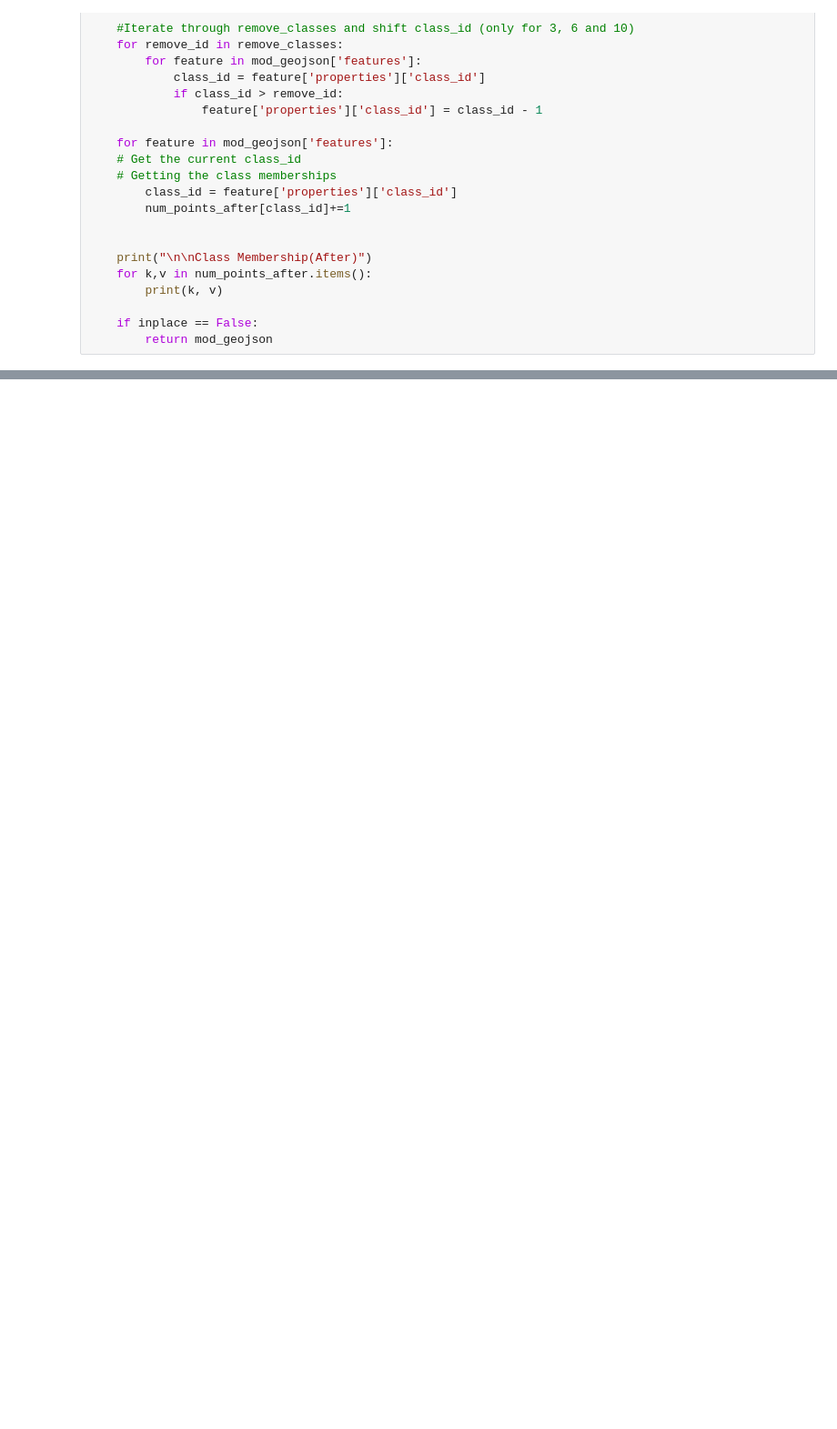
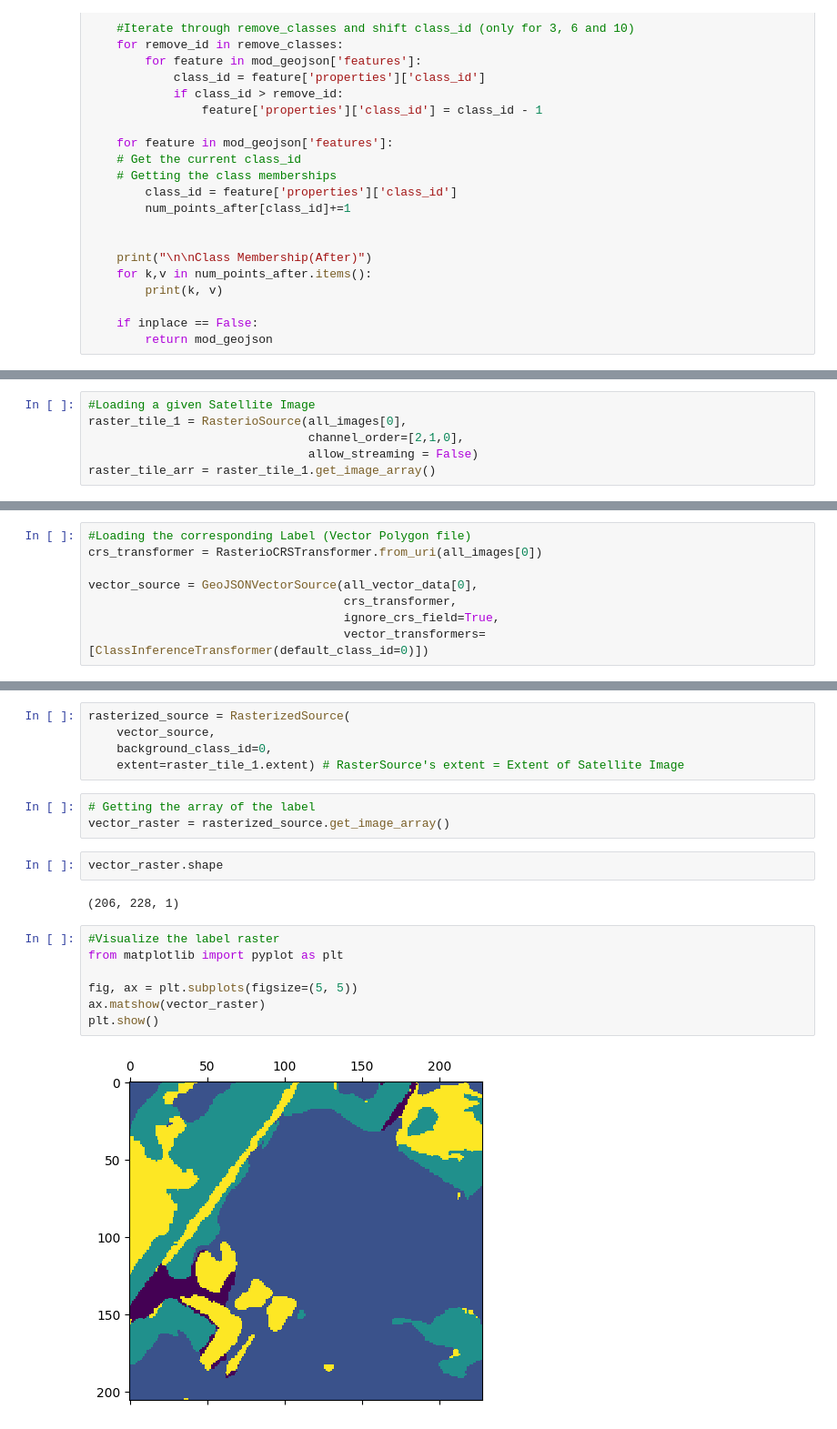
Before and after one commit to OfficialAC18/LULC_UAE_DL, a Jupyter notebook: scripts/Inference Image Processing.ipynb, the cells around one changed output, grey strips where cells are left out. Shown at 91% size. Drawn from its saved outputs; the diff is of its cells as text; blank space fills up the shorter version.

Commit message:
Updated Processing and Inference notebook

```diff
--- a/scripts/Inference Image Processing.ipynb
+++ b/scripts/Inference Image Processing.ipynb
@@ -63,0 +90,6 @@ def remove_unwanted_classes(geojson:dict, inplace = False):
+# %%
+#Loading a given Satellite Image
+raster_tile_1 = RasterioSource(all_images[0],
+                               channel_order=[2,1,0],
+                               allow_streaming = False)
+raster_tile_arr = raster_tile_1.get_image_array()
@@ -63,0 +102,8 @@ def remove_unwanted_classes(geojson:dict, inplace = False):
+# %%
+#Loading the corresponding Label (Vector Polygon file)
+crs_transformer = RasterioCRSTransformer.from_uri(all_images[0])
+
+vector_source = GeoJSONVectorSource(all_vector_data[0],
+                                    crs_transformer,
+                                    ignore_crs_field=True,
+                                    vector_transformers=[ClassInferenceTransformer(default_class_id=0)])
@@ -63,0 +157,21 @@ def remove_unwanted_classes(geojson:dict, inplace = False):
+# %%
+rasterized_source = RasterizedSource(
+    vector_source,
+    background_class_id=0,
+    extent=raster_tile_1.extent) # RasterSource's extent = Extent of Satellite Image
+# %%
+# Getting the array of the label
+vector_raster = rasterized_source.get_image_array()
+# %%
+vector_raster.shape
+# %% [output]
+(206, 228, 1)
+# %%
+#Visualize the label raster
+from matplotlib import pyplot as plt
+
+fig, ax = plt.subplots(figsize=(5, 5))
+ax.matshow(vector_raster)
+plt.show()
+# %% [output]
+[figure, added]
```
Also changed, not shown: parts of 15 cells of this notebook, 1 other file.
